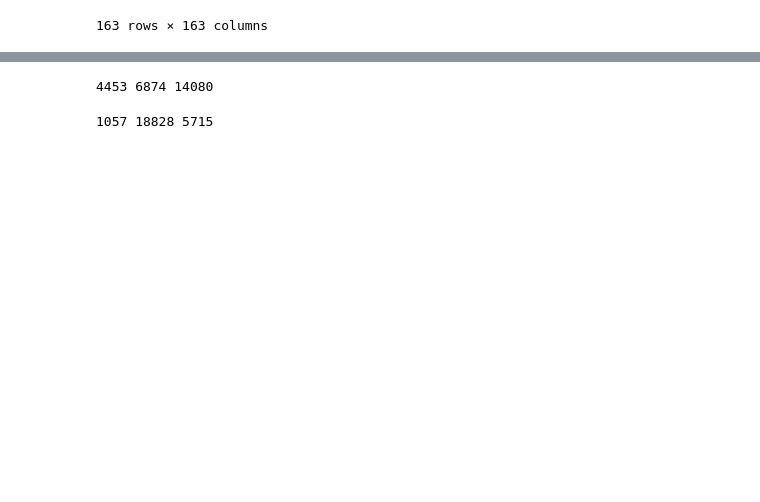
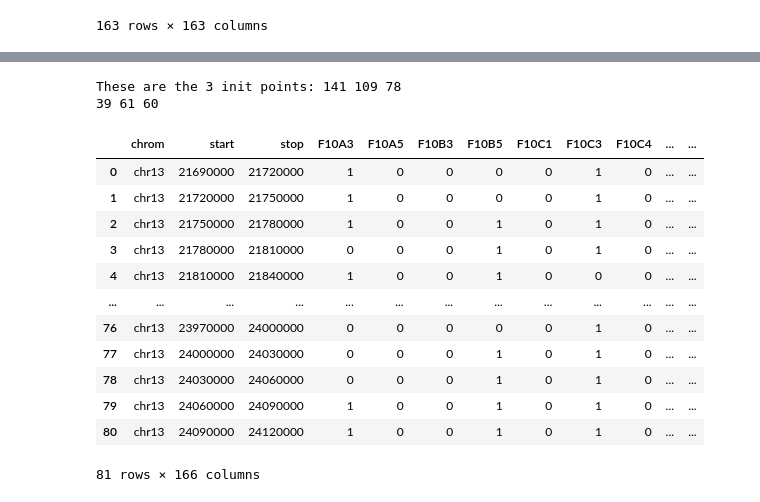
Before and after one commit to ajstein51/CS4900-Data-Science, a Jupyter notebook: main.ipynb, the cells around one changed output, grey strips where cells are left out. Cells and saved outputs as stored; diff of their text form; code cells hidden in the pictures; blank space fills up the shorter version.

Commit message:
got the clustering

```diff
--- a/main.ipynb
+++ b/main.ipynb
@@ -524,3 +466,62 @@ c3 [(0, 0), (0, 1), (0, 3), (0, 4), (0, 5), (0, 11), (0, 15), (0, 16), (0, 19),
+# %%
+############################################### Mon, Feb 1st Week 4, activity 6 #############################################################
+# step 1 - randomly select k = 3 points to be the initial cluster
+import random
+
+# get 3 random points
+def get_points():
+    tmparr = []
+    p1, p2, p3 = random.sample(range(0, 163), 3)
+    tmparr.append(p1)
+    tmparr.append(p2)
+    tmparr.append(p3)
+    return tmparr
+# end of get_points
+
+points = get_points()
+print("These are the 3 init points:",points[0], points[1], points[2])
+
+
+# step 2/3 - measure the distance between the 3 initial points and other NP's then assign the NPs to the closest cluster.
+# we measure the distance using normalized jaccard similarity: m11 / min(a,b), where A is a new NP and B is the 3 initial cluster points picked at random.
+# we see which gives us the lowest value and then assign it to that cluster
+c1, c2, c3 = [], [], []
+def get_jaccardsimilarity(tmpdf, points, c1, c2, c3):
+    # get the 3 clusters columns for comparing distances to
+    jac_p1 = tmpdf.iloc[:, points[0]].sum()
+    jac_p2 = tmpdf.iloc[:, points[1]].sum()
+    jac_p3 = tmpdf.iloc[:, points[2]].sum()
+
+    # go through all the columns
+    for i in range(3, tmpdf.shape[1]):
+        # dont go over the init cluster
+        if i != points[0] and i != points[1] and i != points[2]:
+            # get column to compare
+            a = tmpdf.iloc[:, i].sum()
+
+            # calculate the distance m11 / min(a,b)
+            m11_p1 = (a + jac_p1) / (min(a, jac_p1))
+            m11_p2 = (a + jac_p2) / (min(a, jac_p2))
+            m11_p3 = (a + jac_p3) / (min(a, jac_p3))
+
+            # see where its closest too and add it to that list
+            if m11_p1 < m11_p2 and m11_p1 < m11_p3:
+                c1.append(tmpdf.columns[i])
+            elif m11_p2 < m11_p1 and m11_p2 < m11_p3:
+                c2.append(tmpdf.columns[i])
+            elif m11_p3 < m11_p1 and m11_p3 < m11_p2:
+                c3.append(tmpdf.columns[i])
+        # end of if
+    # end of i
+# end of function
+
+get_jaccardsimilarity(new_act3_df, points, c1, c2, c3)
+print(len(c1), len(c2), len(c3))
+
+# step 4 - find the center (medoid) of each cluster
+# %% [output]
+These are the 3 init points: 141 109 78
+39 61 60
 # %%
 # Note:
 # - make 3 dataframes of 75x75, 25x25, 63x63
@@ -528,10 +529,18 @@ c3 [(0, 0), (0, 1), (0, 3), (0, 4), (0, 5), (0, 11), (0, 15), (0, 16), (0, 19),
 # %%
 # treat points as in the columns and our points that go into clusters are columns as well
 # take the sum of the columns and (total of 2 sums / min of the two column sums)
-print(len(tmp_dict["c1"]), len(tmp_dict["c2"]), len(tmp_dict["c3"]))
+new_act3_df
 # %% [output]
+|  | chrom | start | stop | F10A3 | F10A5 | F10B3 | F10B5 | F10C1 | F10C3 | F10C4 | ... | ... |
+| 0 | chr13 | 21690000 | 21720000 | 1 | 0 | 0 | 0 | 0 | 1 | 0 | ... | ... |
+| 1 | chr13 | 21720000 | 21750000 | 1 | 0 | 0 | 0 | 0 | 1 | 0 | ... | ... |
+| 2 | chr13 | 21750000 | 21780000 | 1 | 0 | 0 | 1 | 0 | 1 | 0 | ... | ... |
+| 3 | chr13 | 21780000 | 21810000 | 0 | 0 | 0 | 1 | 0 | 1 | 0 | ... | ... |
+| 4 | chr13 | 21810000 | 21840000 | 1 | 0 | 0 | 1 | 0 | 0 | 0 | ... | ... |
+| ... | ... | ... | ... | ... | ... | ... | ... | ... | ... | ... | ... | ... |
+| 76 | chr13 | 23970000 | 24000000 | 0 | 0 | 0 | 0 | 0 | 1 | 0 | ... | ... |
+| 77 | chr13 | 24000000 | 24030000 | 0 | 0 | 0 | 1 | 0 | 1 | 0 | ... | ... |
+| 78 | chr13 | 24030000 | 24060000 | 0 | 0 | 0 | 1 | 0 | 1 | 0 | ... | ... |
+| 79 | chr13 | 24060000 | 24090000 | 1 | 0 | 0 | 1 | 0 | 1 | 0 | ... | ... |
+| 80 | chr13 | 24090000 | 24120000 | 1 | 0 | 0 | 1 | 0 | 1 | 0 | ... | ... |
-4453 6874 14080
+81 rows × 166 columns
-# %%
-print(len(tmp_dict["c1"]), len(tmp_dict["c2"]), len(tmp_dict["c3"]))
-# %% [output]
-1057 18828 5715
```
Also changed, not shown: parts of 1 cell of this notebook.
